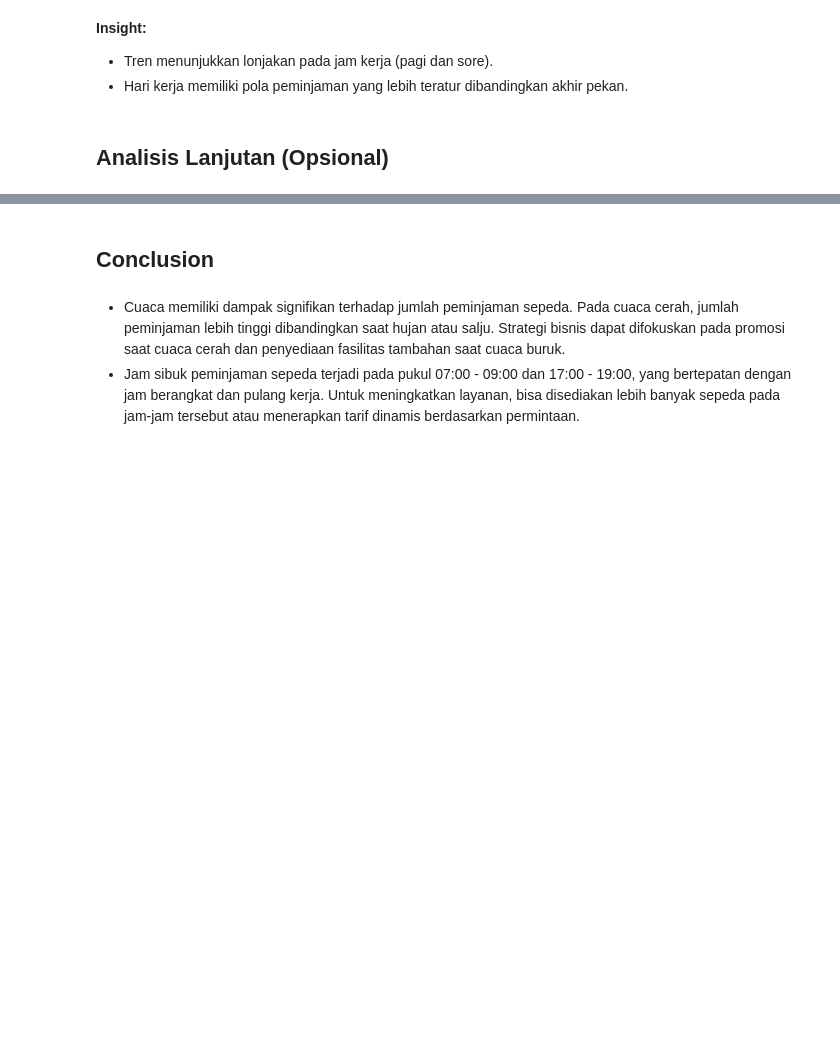
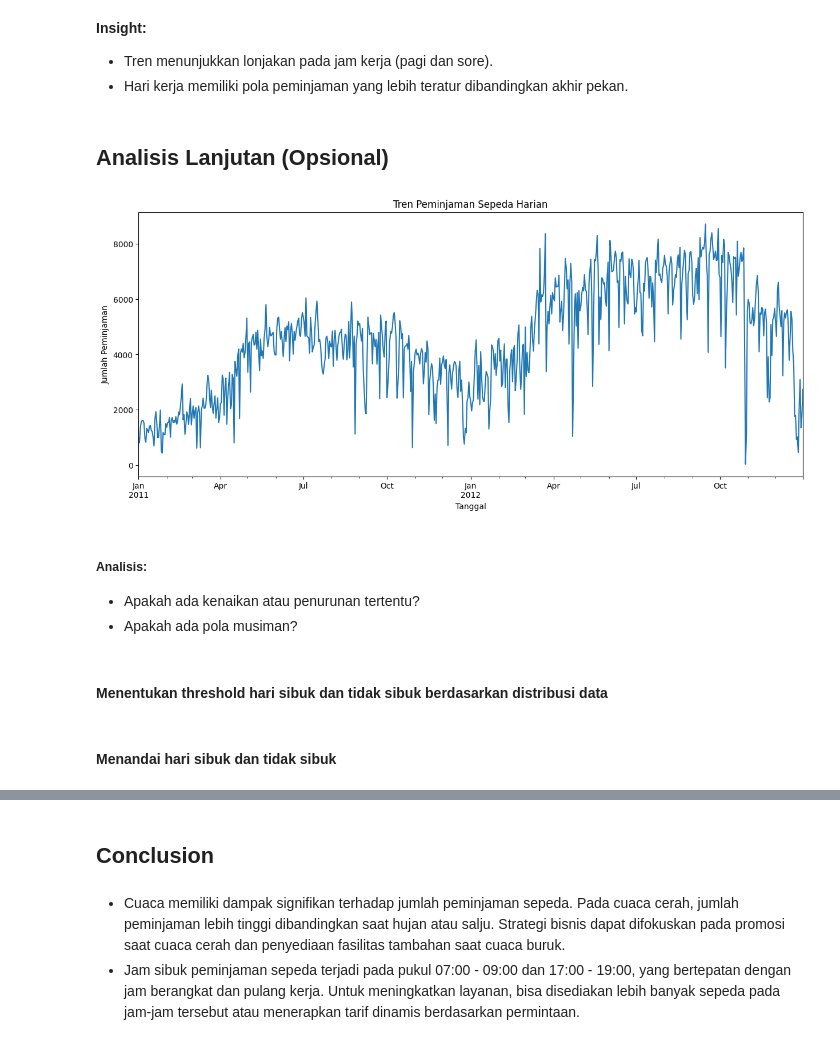
Before and after one commit to ikbalirawan/Analisis-Data, a Jupyter notebook: notebook.ipynb, the cells around one changed output, grey strips where cells are left out. Cells and saved outputs as stored; diff of their text form; code cells hidden in the pictures; blank space fills up the shorter version.

```diff
--- a/notebook.ipynb
+++ b/notebook.ipynb
@@ -162,3 +310,15 @@ The `ci` parameter is deprecated. Use `errorbar=None` for the same effect.
 - Hari kerja memiliki pola peminjaman yang lebih teratur dibandingkan akhir pekan.
 # %% [markdown]
 ## Analisis Lanjutan (Opsional)
+# %%
+plt.figure(figsize=(15,6))
+day_df.set_index('dteday')['cnt'].plot(title="Tren Peminjaman Sepeda Harian", xlabel="Tanggal", ylabel="Jumlah Peminjaman")
+plt.show()
+# %% [output]
+[figure, added]
+# %% [markdown]
+##### Analisis:
+- Apakah ada kenaikan atau penurunan tertentu?
+- Apakah ada pola musiman?
+# %% [markdown]
+#### Menentukan threshold hari sibuk dan tidak sibuk berdasarkan distribusi data
@@ -164,0 +328,2 @@ The `ci` parameter is deprecated. Use `errorbar=None` for the same effect.
+# %% [markdown]
+#### Menandai hari sibuk dan tidak sibuk
```
Also changed, not shown: parts of 30 cells of this notebook, 1 other file.
